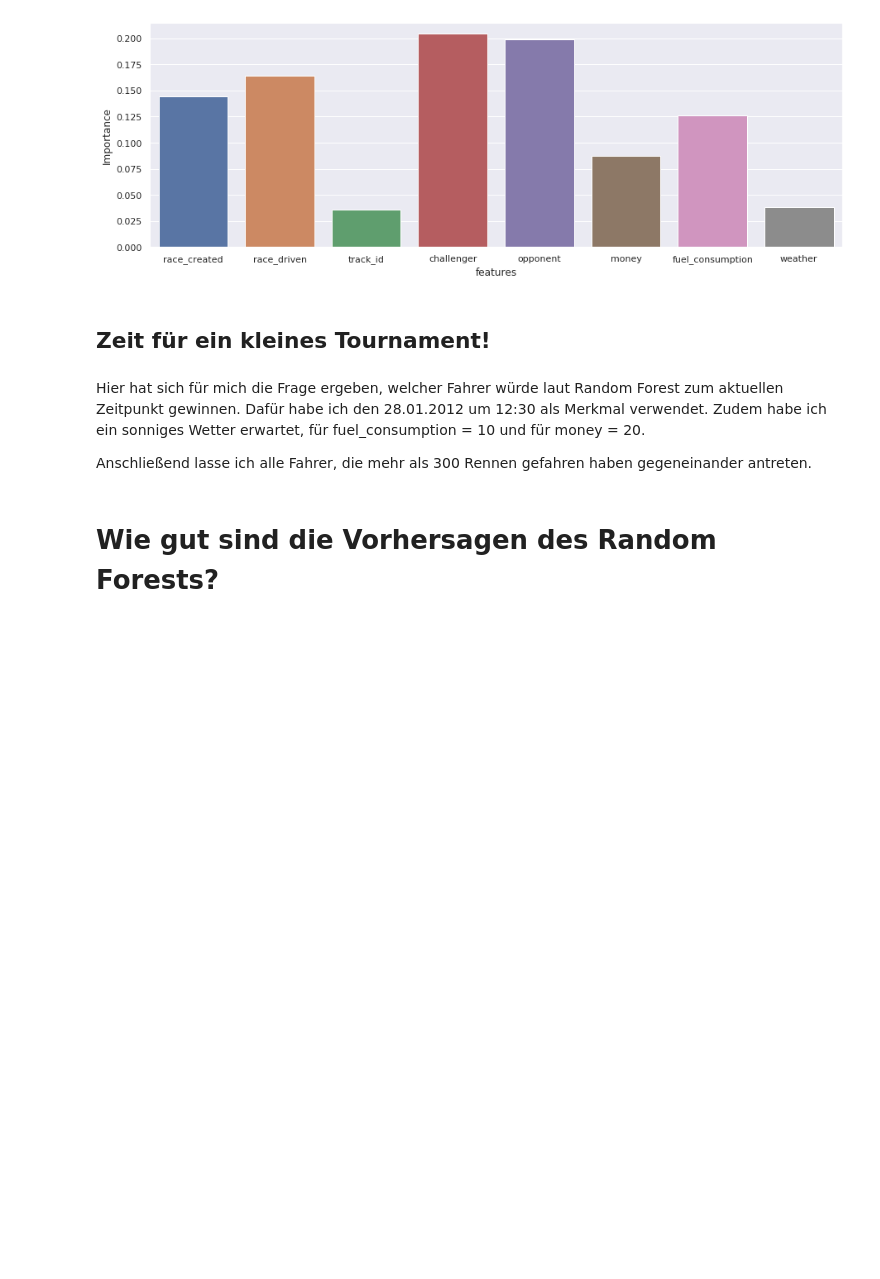
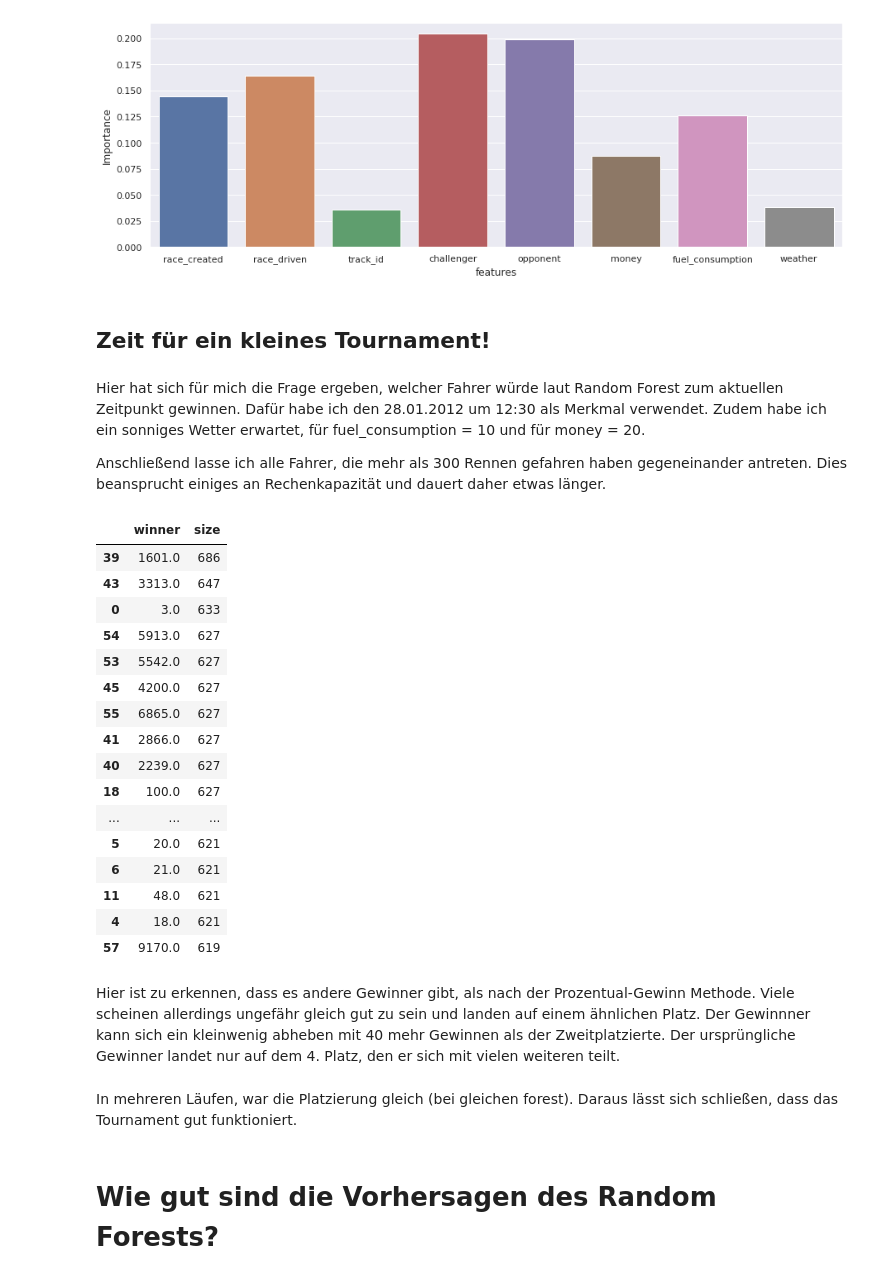
Before and after one commit to lukaswelsch/IT-Talents2020, a Jupyter notebook: Races.ipynb, the cells around one changed output. Drawn from its saved outputs; the diff is of its cells as text; code cells hidden in the pictures; blank space fills up the shorter version.

```diff
--- a/Races.ipynb
+++ b/Races.ipynb
@@ -314,7 +314,7 @@ sns.barplot(x="features", y="Importance", data=x)
 # %% [markdown]
 Hier hat sich für mich die Frage ergeben, welcher Fahrer würde laut Random Forest zum aktuellen Zeitpunkt gewinnen. Dafür habe ich den 28.01.2012 um 12:30 als Merkmal verwendet. Zudem habe ich ein sonniges Wetter erwartet, für fuel_consumption = 10 und für money = 20.
 
-Anschließend lasse ich alle Fahrer, die mehr als 300 Rennen gefahren haben gegeneinander antreten.
+Anschließend lasse ich alle Fahrer, die mehr als 300 Rennen gefahren haben gegeneinander antreten. Dies beansprucht einiges an Rechenkapazität und dauert daher etwas länger.
 # %%
 def run_tournament(date, time, fuel_consumption, money, weather):
     df = pd.DataFrame()
@@ -333,7 +333,30 @@ def run_tournament(date, time, fuel_consumption, money, weather):
 
     return df.groupby(['winner']).size().to_frame('size').reset_index().sort_values(['size'], ascending=[False])
 # %%
-run_tournament(20120128,1230,10,20,0)
+tournament_winner = run_tournament(20120128,1230,10,20,0)
+tournament_winner
+# %% [output]
+|  | winner | size |
+| 39 | 1601.0 | 686 |
+| 43 | 3313.0 | 647 |
+| 0 | 3.0 | 633 |
+| 54 | 5913.0 | 627 |
+| 53 | 5542.0 | 627 |
+| 45 | 4200.0 | 627 |
+| 55 | 6865.0 | 627 |
+| 41 | 2866.0 | 627 |
+| 40 | 2239.0 | 627 |
+| 18 | 100.0 | 627 |
+| ... | ... | ... |
+| 5 | 20.0 | 621 |
+| 6 | 21.0 | 621 |
+| 11 | 48.0 | 621 |
+| 4 | 18.0 | 621 |
+| 57 | 9170.0 | 619 |
+# %% [markdown]
+Hier ist zu erkennen, dass es andere Gewinner gibt, als nach der Prozentual-Gewinn Methode. Viele scheinen allerdings ungefähr gleich gut zu sein und landen auf einem ähnlichen Platz. Der Gewinnner kann sich ein kleinwenig abheben mit 40 mehr Gewinnen als der Zweitplatzierte. Der ursprüngliche Gewinner landet nur auf dem 4. Platz, den er sich mit vielen weiteren teilt.
+# %% [markdown]
+In mehreren Läufen, war die Platzierung gleich (bei gleichen forest). Daraus lässt sich schließen, dass das Tournament gut funktioniert.
 # %% [markdown]
 # Wie gut sind die Vorhersagen des Random Forests?
 # %% [markdown]
```
Also changed, not shown: parts of 3 cells of this notebook.
